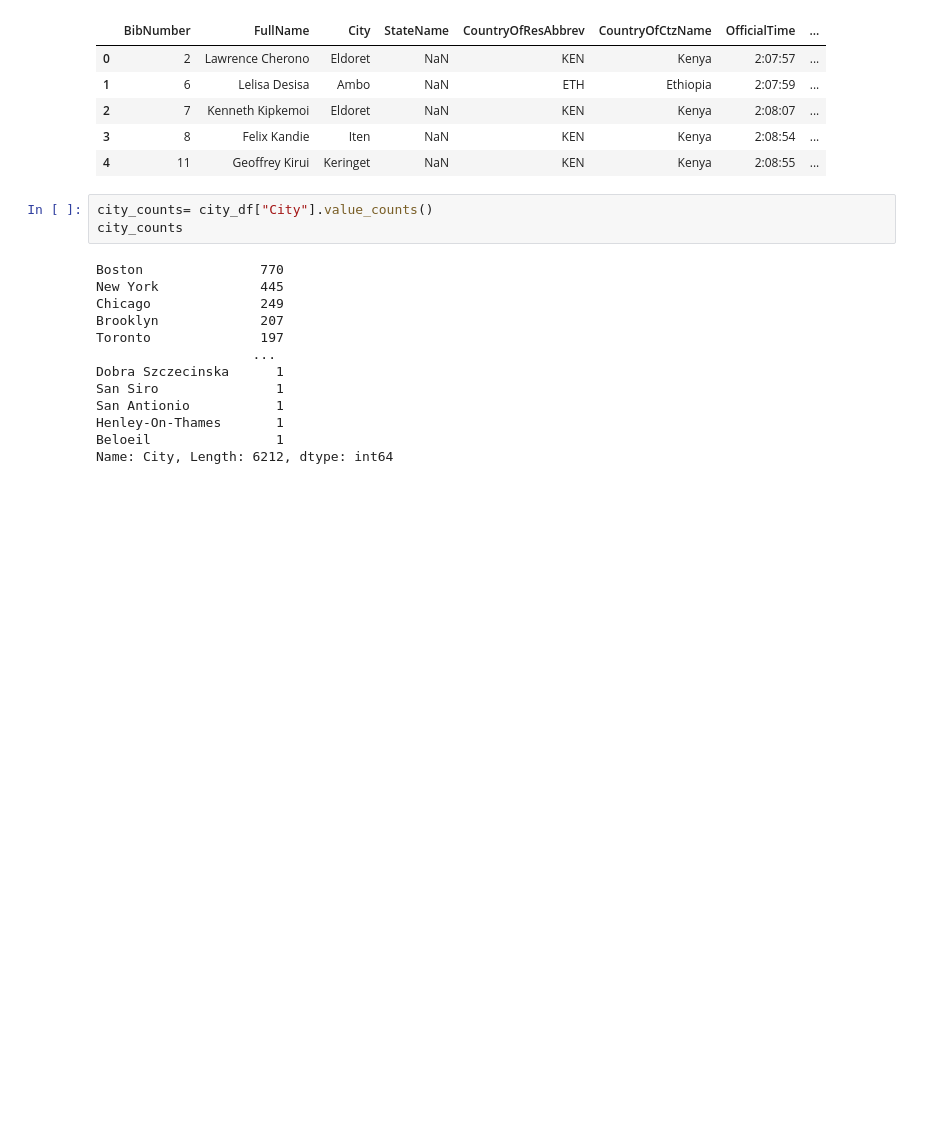
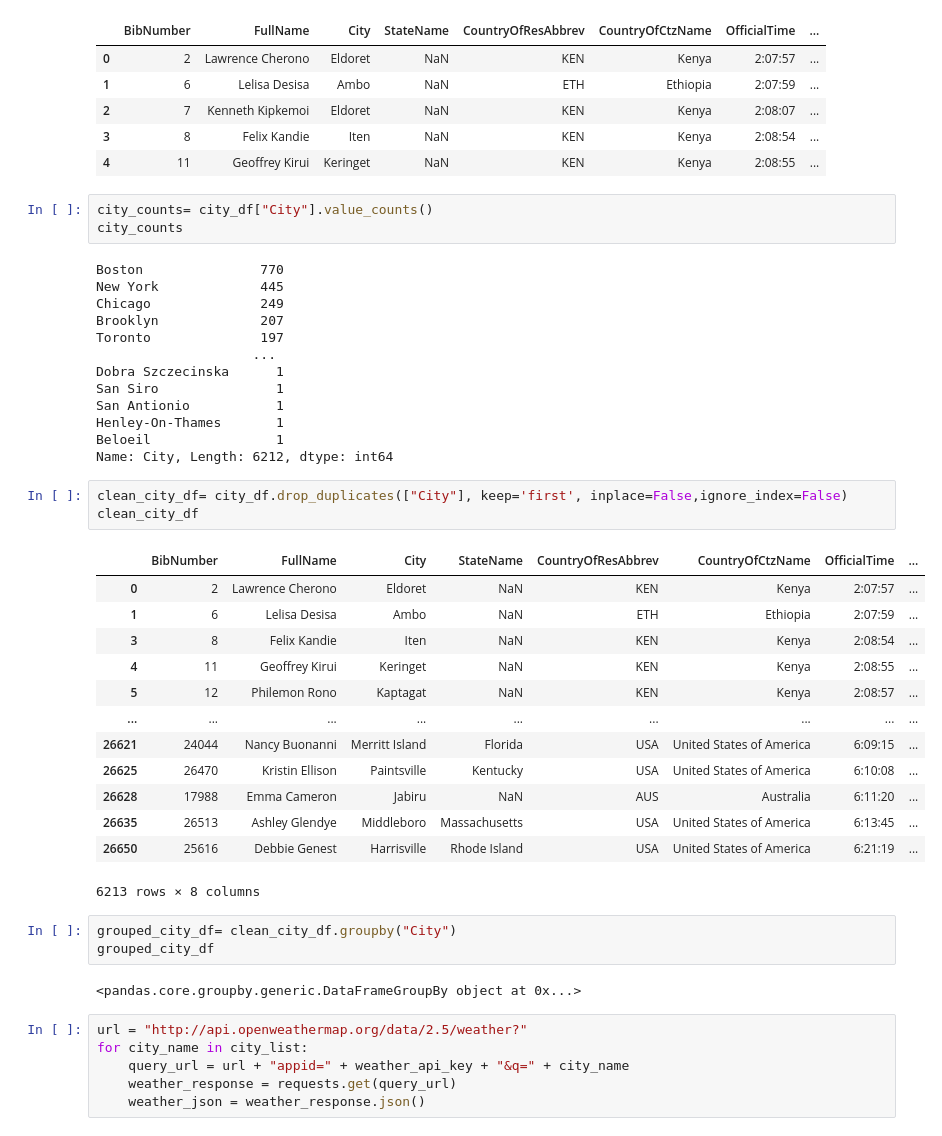
Before and after one commit to skhelifi1/Running-Project-GroupE, a Jupyter notebook: running.ipynb, the cells around one changed output. Saved outputs shown, nothing was run; the diff lists cells and outputs as text; blank space fills up the shorter version.

```diff
--- a/running.ipynb
+++ b/running.ipynb
@@ -81,3 +83,31 @@ San Antionio           1
 Henley-On-Thames       1
 Beloeil                1
 Name: City, Length: 6212, dtype: int64
+# %%
+clean_city_df= city_df.drop_duplicates(["City"], keep='first', inplace=False,ignore_index=False)
+clean_city_df
+# %% [output]
+|  | BibNumber | FullName | City | StateName | CountryOfResAbbrev | CountryOfCtzName | OfficialTime | ... |
+| 0 | 2 | Lawrence Cherono | Eldoret | NaN | KEN | Kenya | 2:07:57 | ... |
+| 1 | 6 | Lelisa Desisa | Ambo | NaN | ETH | Ethiopia | 2:07:59 | ... |
+| 3 | 8 | Felix Kandie | Iten | NaN | KEN | Kenya | 2:08:54 | ... |
+| 4 | 11 | Geoffrey Kirui | Keringet | NaN | KEN | Kenya | 2:08:55 | ... |
+| 5 | 12 | Philemon Rono | Kaptagat | NaN | KEN | Kenya | 2:08:57 | ... |
+| ... | ... | ... | ... | ... | ... | ... | ... | ... |
+| 26621 | 24044 | Nancy Buonanni | Merritt Island | Florida | USA | United States of America | 6:09:15 | ... |
+| 26625 | 26470 | Kristin Ellison | Paintsville | Kentucky | USA | United States of America | 6:10:08 | ... |
+| 26628 | 17988 | Emma Cameron | Jabiru | NaN | AUS | Australia | 6:11:20 | ... |
+| 26635 | 26513 | Ashley Glendye | Middleboro | Massachusetts | USA | United States of America | 6:13:45 | ... |
+| 26650 | 25616 | Debbie Genest | Harrisville | Rhode Island | USA | United States of America | 6:21:19 | ... |
+6213 rows × 8 columns
+# %%
+grouped_city_df= clean_city_df.groupby("City")
+grouped_city_df
+# %% [output]
+<pandas.core.groupby.generic.DataFrameGroupBy object at 0x...>
+# %%
+url = "http://api.openweathermap.org/data/2.5/weather?"
+for city_name in city_list:
+    query_url = url + "appid=" + weather_api_key + "&q=" + city_name
+    weather_response = requests.get(query_url)
+    weather_json = weather_response.json()
```
Also changed, not shown: parts of 1 cell of this notebook.
